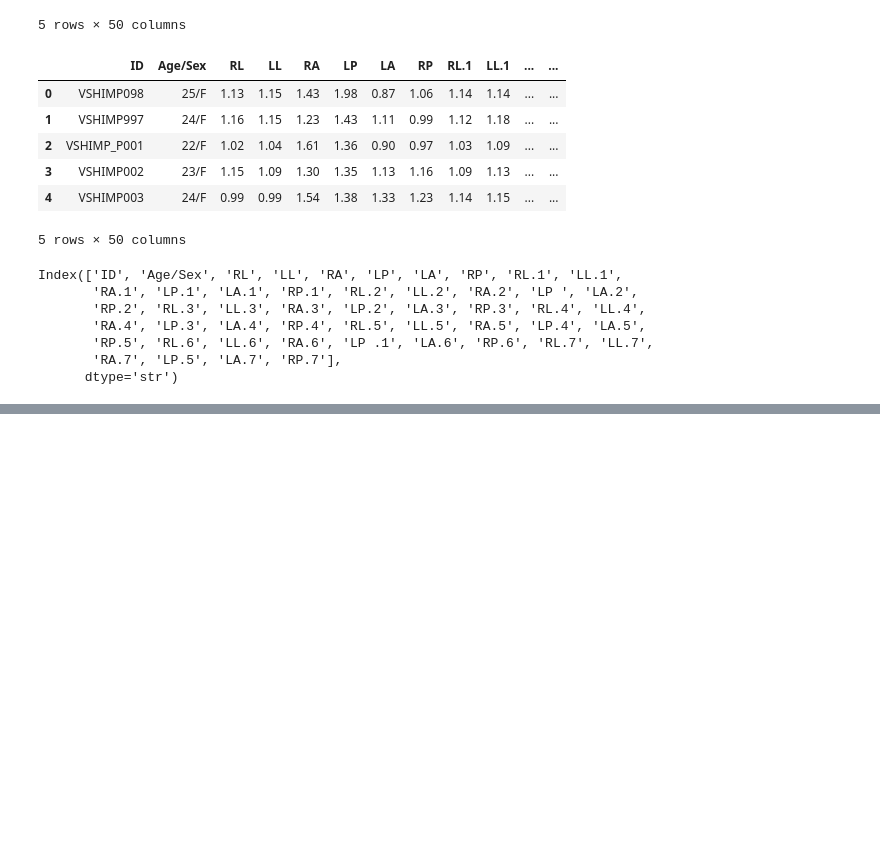
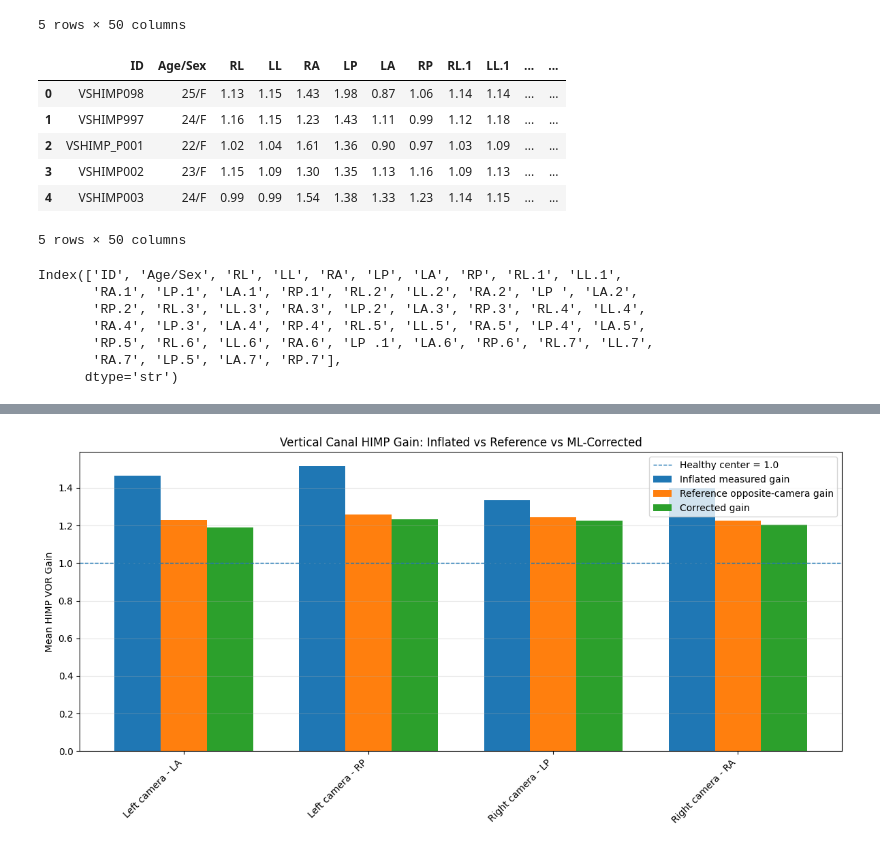
Before and after one commit to abhik12295/ai-vhit-calibration, a Jupyter notebook: main.ipynb, the cells around one changed output, grey strips where cells are left out. Saved outputs shown, nothing was run; the diff lists cells and outputs as text; code cells hidden in the pictures; blank space fills up the shorter version.

```diff
--- a/main.ipynb
+++ b/main.ipynb
@@ -190,0 +481,19 @@ groups = df_himp["participant_id"]
+# %%
+# ============================================================
+# 13. Canal-level correction summary
+# ============================================================
+
+canal_eval = inflation_df.groupby(["inflated_camera", "canal"]).apply(
+    lambda x: pd.Series({
+        "inflated_mean_gain": x["inflated_gain"].mean(),
+        "reference_mean_gain": x["reference_gain"].mean(),
+        "corrected_mean_gain": x["corrected_gain"].mean(),
+        "actual_inflation_pct_mean": x["inflation_pct"].mean() * 100,
+        "predicted_inflation_pct_mean": x["predicted_inflation_pct"].mean() * 100,
+        "before_mae_vs_reference": np.mean(np.abs(x["inflated_gain"] - x["reference_gain"])),
+        "after_mae_vs_reference": np.mean(np.abs(x["corrected_gain"] - x["reference_gain"])),
+        "n": len(x)
+    })
+).reset_index()
+
+canal_eval
@@ -190,0 +528,48 @@ groups = df_himp["participant_id"]
+# %%
+# ============================================================
+# 15. Bar chart: before/reference/after by canal
+# ============================================================
+
+plot_summary = canal_eval.copy()
+
+plot_summary["label"] = (
+    plot_summary["inflated_camera"] + " camera - " + plot_summary["canal"]
+)
+
+x = np.arange(len(plot_summary))
+width = 0.25
+
+plt.figure(figsize=(12, 6))
+
+plt.bar(
+    x - width,
+    plot_summary["inflated_mean_gain"],
+    width,
+    label="Inflated measured gain"
+)
+
+plt.bar(
+    x,
+    plot_summary["reference_mean_gain"],
+    width,
+    label="Reference opposite-camera gain"
+)
+
+plt.bar(
+    x + width,
+    plot_summary["corrected_mean_gain"],
+    width,
+    label="Corrected gain"
+)
+
+plt.axhline(1.0, linestyle="--", linewidth=1, label="Healthy center = 1.0")
+
+plt.xticks(x, plot_summary["label"], rotation=45, ha="right")
+plt.ylabel("Mean HIMP VOR Gain")
+plt.title("Vertical Canal HIMP Gain: Inflated vs Reference vs ML-Corrected")
+plt.legend()
+plt.grid(axis="y", alpha=0.3)
+plt.tight_layout()
+plt.show()
+# %% [output]
+[figure, added]
```
Also changed, not shown: parts of 41 cells of this notebook, 4 other files.
